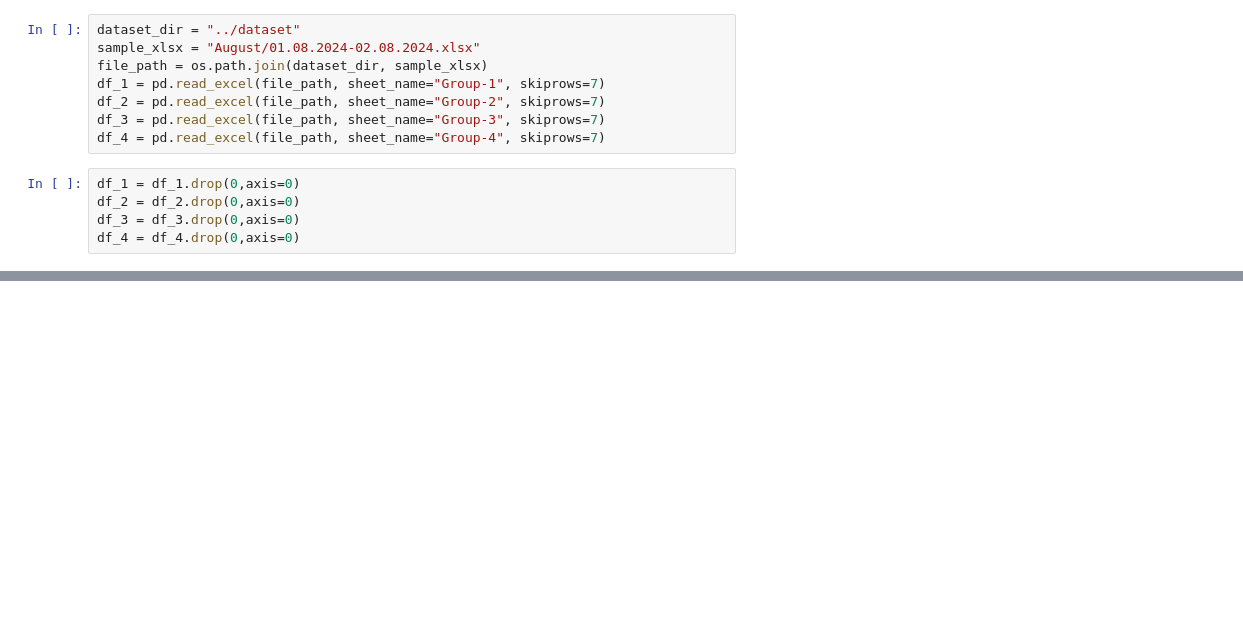
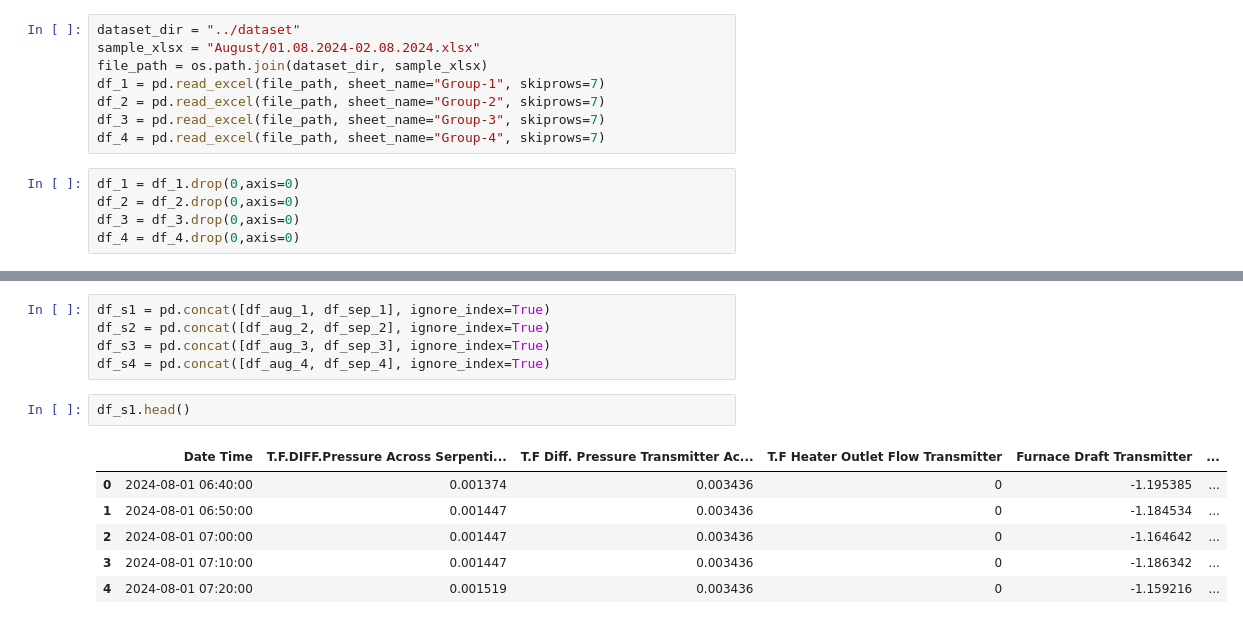
Before and after one commit to Nipuna-Tennakoon/AI-Development-for-Biomass-Heaters, a Jupyter notebook: data_cleaning/eda_one.ipynb, the cells around one changed output, grey strips where cells are left out. Drawn from its saved outputs; the diff is of its cells as text; blank space fills up the shorter version.

```diff
--- a/data_cleaning/eda_one.ipynb
+++ b/data_cleaning/eda_one.ipynb
@@ -28,0 +185,14 @@ df_4.head()
+# %%
+df_s1 = pd.concat([df_aug_1, df_sep_1], ignore_index=True)
+df_s2 = pd.concat([df_aug_2, df_sep_2], ignore_index=True)
+df_s3 = pd.concat([df_aug_3, df_sep_3], ignore_index=True)
+df_s4 = pd.concat([df_aug_4, df_sep_4], ignore_index=True)
+# %%
+df_s1.head()
+# %% [output]
+|  | Date Time | T.F.DIFF.Pressure Across Serpenti... | T.F Diff. Pressure Transmitter Ac... | T.F Heater Outlet Flow Transmitter | Furnace Draft Transmitter | ... |
+| 0 | 2024-08-01 06:40:00 | 0.001374 | 0.003436 | 0 | -1.195385 | ... |
+| 1 | 2024-08-01 06:50:00 | 0.001447 | 0.003436 | 0 | -1.184534 | ... |
+| 2 | 2024-08-01 07:00:00 | 0.001447 | 0.003436 | 0 | -1.164642 | ... |
+| 3 | 2024-08-01 07:10:00 | 0.001447 | 0.003436 | 0 | -1.186342 | ... |
+| 4 | 2024-08-01 07:20:00 | 0.001519 | 0.003436 | 0 | -1.159216 | ... |
```
Also changed, not shown: parts of 16 cells of this notebook.
